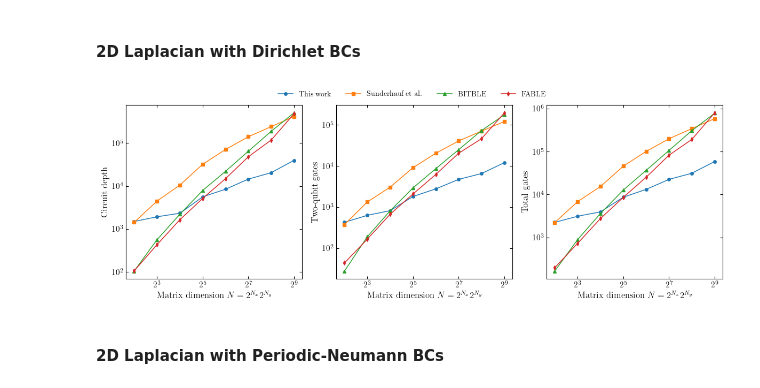
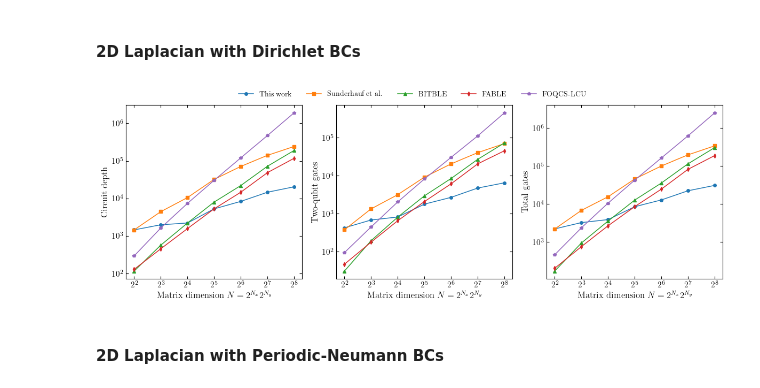
Before and after one commit to TDC28/laplacian_beqc, a Jupyter notebook: comparison.ipynb, the cells around one changed output. Saved outputs shown, nothing was run; the diff lists cells and outputs as text; code cells hidden in the pictures.

Commit message:
FOQCS-LCU plots ready to run

```diff
--- a/comparison.ipynb
+++ b/comparison.ipynb
@@ -9,7 +9,7 @@ import math
 
 
 from laplacian_beqc import generate_laplacian_beqc, ShiftDown, ShiftUp
-from utils import get_circuit_unitary, generate_laplacian, prepare_v_vector
+from utils import get_circuit_unitary, generate_laplacian, prepare_v_vector, plot_heatmap
 from fable import fable
 from qiskit import QuantumCircuit, QuantumRegister, transpile
 from qiskit.quantum_info import Operator
@@ -17,6 +17,7 @@ from qiskit.qasm3 import load
 from qiskit.circuit.library import *
 from matplotlib.ticker import ScalarFormatter
 from qiskit_ibm_runtime.fake_provider import FakeTorino
+from foqcs_lcu.foqcs_lcu import sub_prep_foqcs_lcu, select_foqcs_lcu
 
 import warnings
 
@@ -50,6 +51,7 @@ colors = {
     "sunderhauf": "tab:orange",
     "bitble": "tab:green",
     "fable": "tab:red",
+    "foqcs": "tab:purple",
 }
 
 markers = {
@@ -58,6 +60,7 @@ markers = {
     "sunderhauf": "s",
     "bitble": "^",
     "fable": "d",
+    "foqcs": "p"
 }
 # %% [markdown]
 ## Other Laplacian block-encoding quantum circuits
@@ -654,23 +889,26 @@ plt.show()
 # %% [markdown]
 #### 2D Laplacian with Dirichlet BCs
 # %%
-nqs = list(range(2, 10))
+nqs = list(range(2, 9))
 npoints = 2 ** np.array(nqs)
 
 our_be_dd_2qg = []
 sunderhauf_be_dd_2qg = []
 bitble_dd_2qg = []
 fable_dd_2qg = []
+foqcs_dd_2qg = []
 
 our_be_dd_total = []
 sunderhauf_be_dd_total = []
 bitble_dd_total = []
 fable_dd_total = []
+foqcs_dd_total = []
 
 our_be_dd_depth = []
 sunderhauf_be_dd_depth = []
 bitble_dd_depth = []
 fable_dd_depth = []
+foqcs_dd_depth = []
 
 for nq in nqs:
     nq1, nq2 = nq // 2, (nq + 1) // 2
@@ -719,15 +957,43 @@ for nq in nqs:
     bitble_dd_total.append(sum(counts.values()))
 
 
+    # - FOQCS-LCU
+    ops, coefs = PauliDecomposition(lap_mat.toarray())
+    coefs = pauli_decomposition_to_prep_coeffs(ops, coefs, nq)
+    coefs = np.sqrt(coefs)
+
+    subprep = sub_prep_foqcs_lcu(coefs, normalization=True, compact=True)
+    subprepL = sub_prep_foqcs_lcu(coefs.conj(), normalization=True, compact=True)
+    select = select_foqcs_lcu(nq)
+
+    qc = QuantumCircuit(3 * nq)
+    qc.append(subprep, list(range(2*nq)))
+    qc.append(select, list(range(3 * nq)))
+    qc.append(subprepL.inverse(), list(range(2*nq)))
+    foqcs_op = qc.to_instruction()
+
+    qc = QuantumCircuit(3 * nq)
+    qc.append(foqcs_op, list(range(2 * nq, 3 * nq)) + list(range(nq, 2 * nq)) + list(range(nq)))
+
+    transpiled = transpile(qc, backend=backend, optimization_level=0)
+    counts = transpiled.count_ops()
+    twoq_count = counts["cz"] + counts.get("rzz", 0)
+
+    foqcs_dd_depth.append(transpiled.depth())
+    foqcs_dd_2qg.append(twoq_count)
+    foqcs_dd_total.append(sum(counts.values()))
+
+
 fig, ax = plt.subplots(1, 3, figsize=(12, 4), sharex=True)
 
 # -------------------------
 # Circuit depth
 # -------------------------
-ax[0].plot(npoints, our_be_dd_depth, "o-", color=colors["ours"], label="This work")
-ax[0].plot(npoints, sunderhauf_be_dd_depth, "s-", color=colors["sunderhauf"], label="Sunderhauf et al.")
-ax[0].plot(npoints, bitble_dd_depth, "^-", color=colors["bitble"], label="BITBLE")
-ax[0].plot(npoints, fable_dd_depth, "d-", color=colors["fable"], label="FABLE")
+ax[0].plot(npoints, our_be_dd_depth, marker=markers["ours"], color=colors["ours"], label="This work")
+ax[0].plot(npoints, sunderhauf_be_dd_depth, marker=markers["sunderhauf"], color=colors["sunderhauf"], label="Sunderhauf et al.")
+ax[0].plot(npoints, bitble_dd_depth, marker=markers["bitble"], color=colors["bitble"], label="BITBLE")
+ax[0].plot(npoints, fable_dd_depth, marker=markers["fable"], color=colors["fable"], label="FABLE")
+ax[0].plot(npoints, foqcs_dd_depth, marker=markers["foqcs"], color=colors["foqcs"], label="FOQCS-LCU")
 
 ax[0].set_xscale("log", base=2)
 ax[0].set_yscale("log")
@@ -740,42 +1006,44 @@ ax[1].plot(npoints, our_be_dd_2qg, "o-", color=colors["ours"])
 ax[1].plot(npoints, sunderhauf_be_dd_2qg, "s-", color=colors["sunderhauf"])
 ax[1].plot(npoints, bitble_dd_2qg, "^-", color=colors["bitble"])
 ax[1].plot(npoints, fable_dd_2qg, "d-", color=colors["fable"])
+ax[1].plot(npoints, foqcs_dd_2qg, marker=markers["foqcs"], color=colors["foqcs"])
 
 ax[1].set_xscale("log", base=2)
 ax[1].set_yscale("log")
 ax[1].set_ylabel("Two-qubit gates")
 
 # -------------------------
 # Total gates
 # -------------------------
-ax[2].plot(npoints, our_be_dd_total, "o-", color=colors["ours"])
-ax[2].plot(npoints, sunderhauf_be_dd_total, "s-", color=colors["sunderhauf"])
-ax[2].plot(npoints, bitble_dd_total, "^-", color=colors["bitble"])
-ax[2].plot(npoints, fable_dd_total, "d-", color=colors["fable"])
+ax[2].plot(npoints, our_be_dd_total, marker=markers["ours"], color=colors["ours"])
+ax[2].plot(npoints, sunderhauf_be_dd_total, marker=markers["sunderhauf"], color=colors["sunderhauf"])
+ax[2].plot(npoints, bitble_dd_total, marker=markers["bitble"], color=colors["bitble"])
+ax[2].plot(npoints, fable_dd_total, marker=markers["fable"], color=colors["fable"])
+ax[2].plot(npoints, foqcs_dd_total, marker=markers["foqcs"], color=colors["foqcs"])
 
 ax[2].set_xscale("log", base=2)
 ax[2].set_yscale("log")
 ax[2].set_ylabel("Total gates")
 
 # -------------------------
 # Shared formatting
 # -------------------------
 for a in ax:
     a.set_xlabel((r"Matrix dimension $N=2^{N_x}2^{N_y}$"))
     a.xaxis.set_minor_locator(mpl.ticker.NullLocator())
     a.yaxis.set_minor_locator(mpl.ticker.NullLocator())
     a.grid(False)
     a.tick_params(direction="in", which="both", top=True, right=True)
 
 # Single legend above all panels
 handles, labels = ax[0].get_legend_handles_labels()
-fig.legend(handles, labels, loc="upper center", ncol=4, frameon=False, bbox_to_anchor=(0.5, 1.05))
+fig.legend(handles, labels, loc="upper center", ncol=5, frameon=False, bbox_to_anchor=(0.5, 1.05))
 
 plt.tight_layout()
-plt.savefig("figs/2d_dd_comparison.png", bbox_inches="tight", dpi=600)
+plt.savefig("figs/2d_dd_comparison.png", bbox_inches="tight", dpi=1200)
 plt.show()
 # %% [output]
-[figure, old version]
+[figure, new version]
 # %% [markdown]
 #### 2D Laplacian with Periodic-Neumann BCs
 # %%
```
Also changed, not shown: parts of 11 cells of this notebook, 20 other files.
